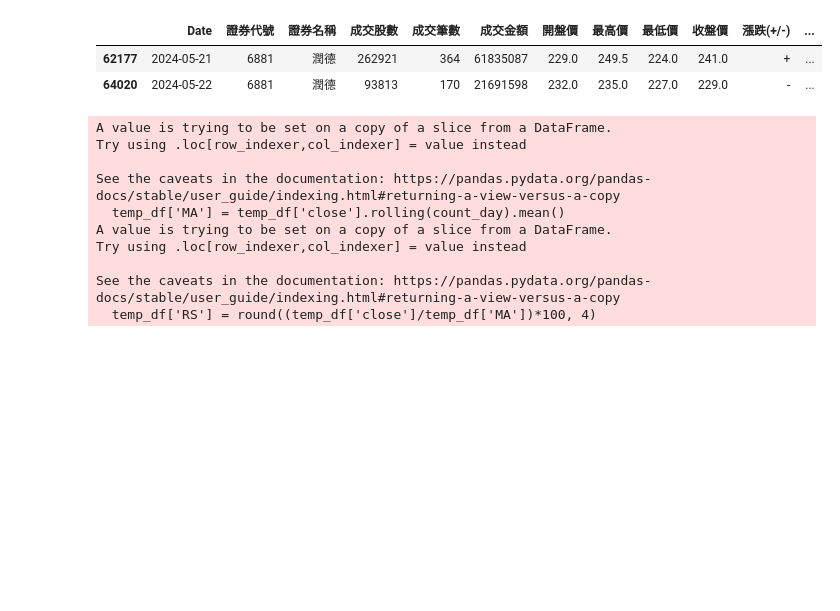
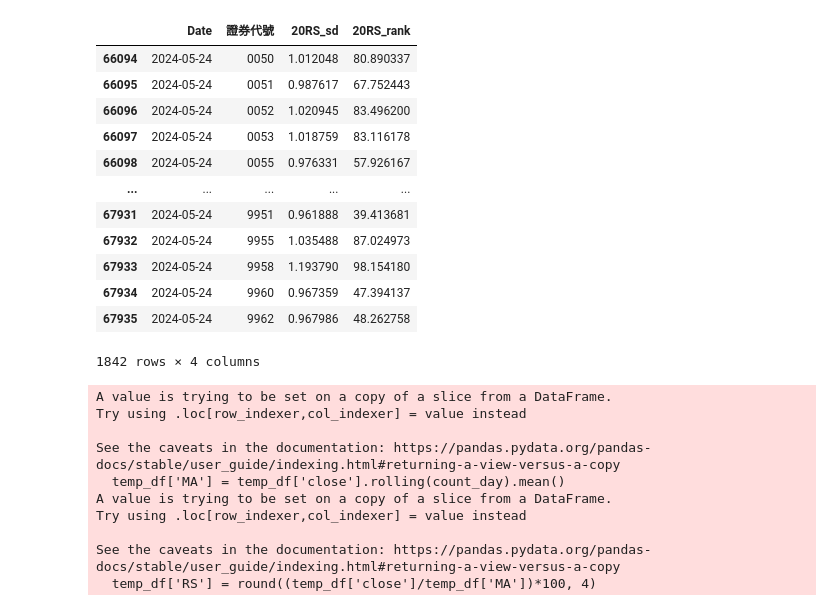
Before and after one commit to mulderfang/stock, a Jupyter notebook: 資料寫入mysql.ipynb, the cells around one changed output. Saved outputs shown, nothing was run; the diff lists cells and outputs as text; code cells hidden in the pictures; blank space fills up the shorter version.

```diff
--- a/資料寫入mysql.ipynb
+++ b/資料寫入mysql.ipynb
@@ -64,3 +135,9 @@ twse_df.loc[:, '60RS'] = round((twse_df['價格指數值']/twse_df['60MA'])*100,
 twse_df = twse_df.fillna(0)
 #twse_df_new = twse_df.iloc[-2:]
 twse_df_new = twse_df.loc[twse_df_update.index]  # 只更新尚未計算的新欄位
+
+
+# 初始化并更新数据库
+updater = MySQLUpdater(db_params, 'daily_twse', twse_df_new, '指數名稱', '1')
+updater.update_records()
+updater.close_connection()
@@ -161,15 +167,59 @@ for i in stock_ids:
                 temp_update_df = stock_df_update[stock_df_update['證券代號']==i].copy()
                 temp_df_new = temp_df.loc[temp_update_df.index]  # 只更新尚未計算的新欄位
                 # 初始化并更新数据库
-                updater = MySQLUpdater(db_params, 'daily_price', temp_df_new, '證券代號')
+                updater = MySQLUpdater(db_params, 'daily_price', temp_df_new, '證券代號','1')
                 updater.update_records()
 updater.close_connection()
-# %%
-temp_df
-# %% [output]
-|  | Date | 證券代號 | 證券名稱 | 成交股數 | 成交筆數 | 成交金額 | 開盤價 | 最高價 | 最低價 | 收盤價 | 漲跌(+/-) | ... |
-| 62177 | 2024-05-21 | 6881 | 潤德 | 262921 | 364 | 61835087 | 229.0 | 249.5 | 224.0 | 241.0 | + | ... |
-| 64020 | 2024-05-22 | 6881 | 潤德 | 93813 | 170 | 21691598 | 232.0 | 235.0 | 227.0 | 229.0 | - | ... |
+# %%
+# 計算個股對大盤RS
+#先轉置取Date
+stock_df_raw['Date'] = pd.to_datetime(stock_df_raw['Date'])
+stock_date_list = stock_df_raw['Date'].unique().tolist()
+
+twse_df = twse_df_raw[twse_df_raw['指數名稱'] == '發行量加權股價指數'].copy()
+twse_df['Date'] = pd.to_datetime(twse_df['Date'])
+twse_df.rename(columns={'20RS': '20RS_twse'}, inplace=True)
+cols = ['Date', '價格指數值', '20RS_twse']
+twse_df_forRS = twse_df[cols]
+twse_df_forRS
+
+merged_df = pd.merge(stock_df_raw, twse_df_forRS, on='Date', how='inner')
+merged_df['20RS_sd'] = merged_df['20RS']/merged_df['20RS_twse']  #20MA計算RS
+merged_df = merged_df.fillna(0)
+
+col2 = ['Date', '證券代號', '20RS_sd','20RS_rank']
+for i in range(len(stock_date_list)) :
+    temp_merged_df = merged_df[merged_df['Date']==stock_date_list[i]].copy()
+    # #標準化成0-100名
+    temp_merged_df['20RS_rank'] = (temp_merged_df['20RS_sd'].rank(axis=0,method='first')/len(temp_merged_df))*100
+    temp_merged_df = temp_merged_df[col2]
+
+    # 初始化并更新数据库
+    updater = MySQLUpdater(db_params, 'daily_price', temp_merged_df, '證券代號','2')
+    updater.update_records()
+updater.close_connection()
+
+
+
+# df_rs_week = pd.concat([df_rs_week,df_rs70])
+# df_rsall_week = pd.concat([df_rsall_week,df_rs])
+# # 順便統計細產業佔比
+# rs70_sub_category = get_sub_category_list(sub_category_list,df_rs70,day)
+# df_rs70_category_week = pd.concat([df_rs70_category_week,rs70_sub_category])
+# %% [output]
+|  | Date | 證券代號 | 20RS_sd | 20RS_rank |
+| 66094 | 2024-05-24 | 0050 | 1.012048 | 80.890337 |
+| 66095 | 2024-05-24 | 0051 | 0.987617 | 67.752443 |
+| 66096 | 2024-05-24 | 0052 | 1.020945 | 83.496200 |
+| 66097 | 2024-05-24 | 0053 | 1.018759 | 83.116178 |
+| 66098 | 2024-05-24 | 0055 | 0.976331 | 57.926167 |
+| ... | ... | ... | ... | ... |
+| 67931 | 2024-05-24 | 9951 | 0.961888 | 39.413681 |
+| 67932 | 2024-05-24 | 9955 | 1.035488 | 87.024973 |
+| 67933 | 2024-05-24 | 9958 | 1.193790 | 98.154180 |
+| 67934 | 2024-05-24 | 9960 | 0.967359 | 47.394137 |
+| 67935 | 2024-05-24 | 9962 | 0.967986 | 48.262758 |
+1842 rows × 4 columns
 # %%
 # 取得細產業資料
 def get_sub_category_list(df_sub_category_list, df_rs70, date):
```
Also changed, not shown: parts of 3 cells of this notebook.
